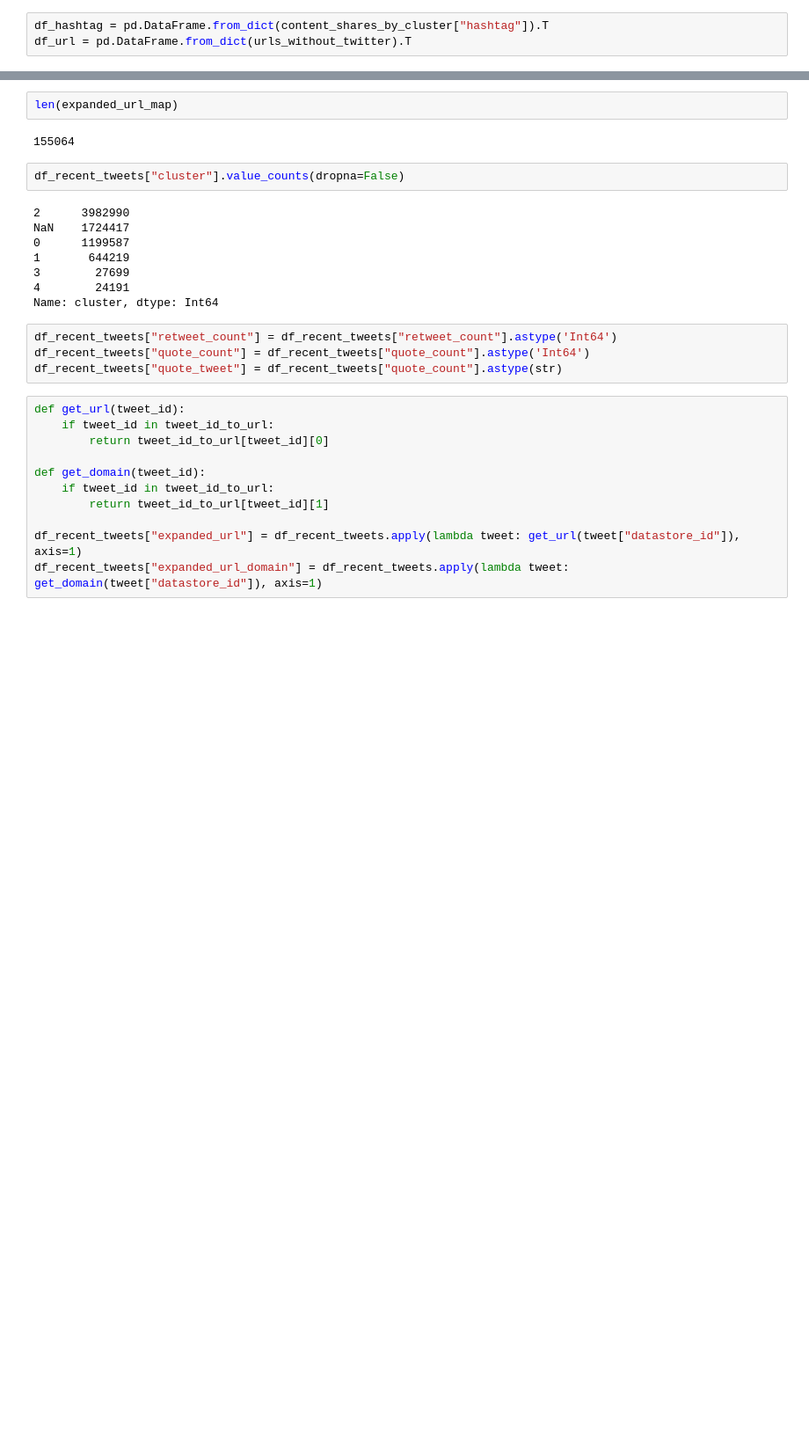
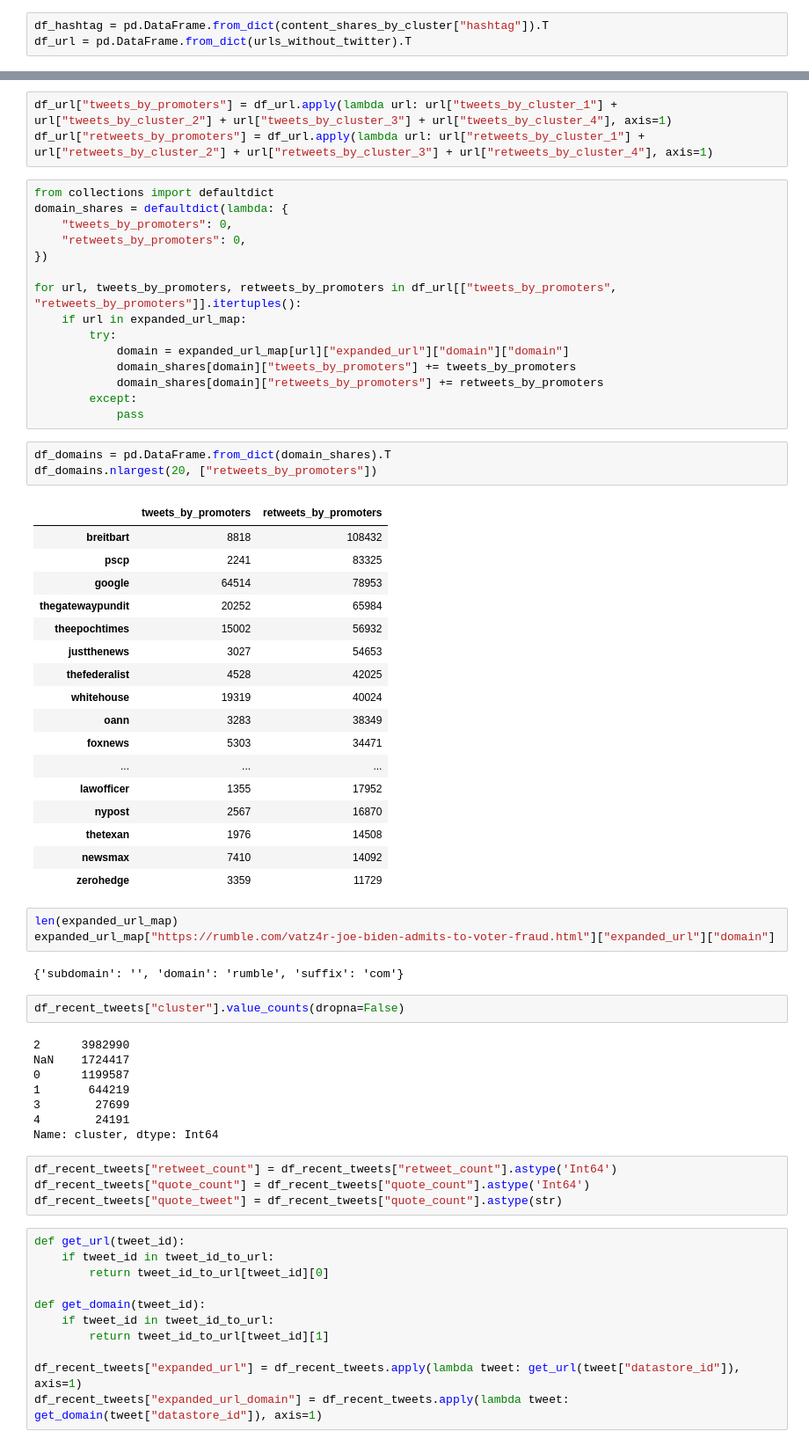
Before and after one commit to sTechLab/VoterFraud2020-analysis, a Jupyter notebook: notebooks/analyze_tweets_with_cluster.ipynb, the cells around one changed output, grey strips where cells are left out. Shown at 88% size. Saved outputs shown, nothing was run; the diff lists cells and outputs as text; blank space fills up the shorter version.

```diff
--- a/notebooks/analyze_tweets_with_cluster.ipynb
+++ b/notebooks/analyze_tweets_with_cluster.ipynb
@@ -948,7 +956,47 @@ df_url.head()
-# %%
-len(expanded_url_map)
-# %% [output]
-155064
+# %%
+df_url["tweets_by_promoters"] = df_url.apply(lambda url: url["tweets_by_cluster_1"] + url["tweets_by_cluster_2"] + url["tweets_by_cluster_3"] + url["tweets_by_cluster_4"], axis=1)
+df_url["retweets_by_promoters"] = df_url.apply(lambda url: url["retweets_by_cluster_1"] + url["retweets_by_cluster_2"] + url["retweets_by_cluster_3"] + url["retweets_by_cluster_4"], axis=1)
+# %%
+from collections import defaultdict
+domain_shares = defaultdict(lambda: {
+    "tweets_by_promoters": 0,
+    "retweets_by_promoters": 0,
+})
+
+for url, tweets_by_promoters, retweets_by_promoters in df_url[["tweets_by_promoters", "retweets_by_promoters"]].itertuples():
+    if url in expanded_url_map:
+        try:
+            domain = expanded_url_map[url]["expanded_url"]["domain"]["domain"]
+            domain_shares[domain]["tweets_by_promoters"] += tweets_by_promoters
+            domain_shares[domain]["retweets_by_promoters"] += retweets_by_promoters
+        except:
+            pass
+# %%
+df_domains = pd.DataFrame.from_dict(domain_shares).T
+df_domains.nlargest(20, ["retweets_by_promoters"])
+# %% [output]
+|  | tweets_by_promoters | retweets_by_promoters |
+| breitbart | 8818 | 108432 |
+| pscp | 2241 | 83325 |
+| google | 64514 | 78953 |
+| thegatewaypundit | 20252 | 65984 |
+| theepochtimes | 15002 | 56932 |
+| justthenews | 3027 | 54653 |
+| thefederalist | 4528 | 42025 |
+| whitehouse | 19319 | 40024 |
+| oann | 3283 | 38349 |
+| foxnews | 5303 | 34471 |
+| ... | ... | ... |
+| lawofficer | 1355 | 17952 |
+| nypost | 2567 | 16870 |
+| thetexan | 1976 | 14508 |
+| newsmax | 7410 | 14092 |
+| zerohedge | 3359 | 11729 |
+# %%
+len(expanded_url_map)
+expanded_url_map["https://rumble.com/vatz4r-joe-biden-admits-to-voter-fraud.html"]["expanded_url"]["domain"]
+# %% [output]
+{'subdomain': '', 'domain': 'rumble', 'suffix': 'com'}
 # %%
 df_recent_tweets["cluster"].value_counts(dropna=False)
 # %% [output]
```
Also changed, not shown: parts of 3 cells of this notebook, 9 other files.
